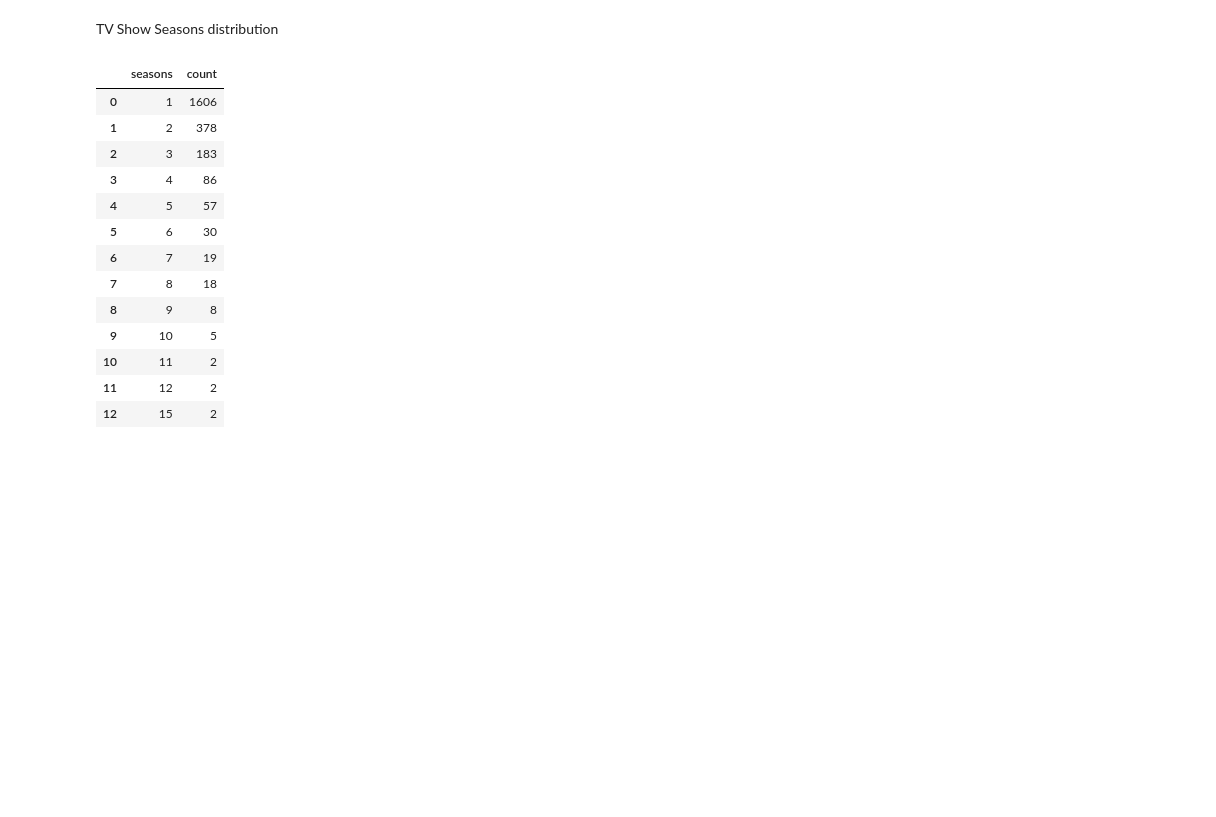
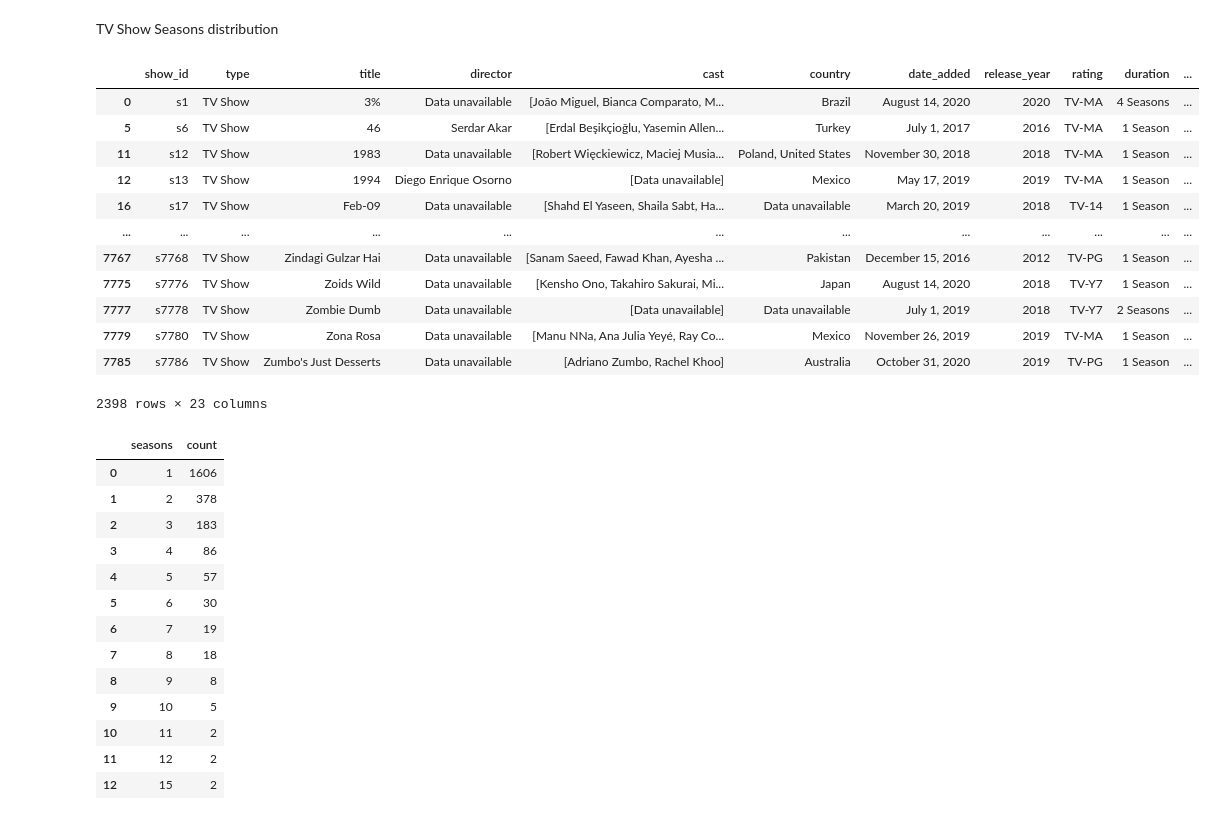
Before and after one commit to V-dit/Netflix-movies-and-tv-shows, a Jupyter notebook: NETFLIX_MOVIES_AND_TV_SHOWS_CLUSTERING.ipynb, the cells around one changed output. Saved outputs shown, nothing was run; the diff lists cells and outputs as text; code cells hidden in the pictures; blank space fills up the shorter version.

```diff
--- a/NETFLIX_MOVIES_AND_TV_SHOWS_CLUSTERING.ipynb
+++ b/NETFLIX_MOVIES_AND_TV_SHOWS_CLUSTERING.ipynb
@@ -585,6 +585,22 @@ Above histogram plot, we can see that the duration for Netflix movies closely re
 Most content are about 70 to 120 min duration for movies.
 # %% [markdown]
 TV Show Seasons distribution
+# %%
+df.loc[df['type'] =='TV Show']
+# %% [output]
+|  | show_id | type | title | director | cast | country | date_added | release_year | rating | duration | ... |
+| 0 | s1 | TV Show | 3% | Data unavailable | [João Miguel, Bianca Comparato, M... | Brazil | August 14, 2020 | 2020 | TV-MA | 4 Seasons | ... |
+| 5 | s6 | TV Show | 46 | Serdar Akar | [Erdal Beşikçioğlu, Yasemin Allen... | Turkey | July 1, 2017 | 2016 | TV-MA | 1 Season | ... |
+| 11 | s12 | TV Show | 1983 | Data unavailable | [Robert Więckiewicz, Maciej Musia... | Poland, United States | November 30, 2018 | 2018 | TV-MA | 1 Season | ... |
+| 12 | s13 | TV Show | 1994 | Diego Enrique Osorno | [Data unavailable] | Mexico | May 17, 2019 | 2019 | TV-MA | 1 Season | ... |
+| 16 | s17 | TV Show | Feb-09 | Data unavailable | [Shahd El Yaseen, Shaila Sabt, Ha... | Data unavailable | March 20, 2019 | 2018 | TV-14 | 1 Season | ... |
+| ... | ... | ... | ... | ... | ... | ... | ... | ... | ... | ... | ... |
+| 7767 | s7768 | TV Show | Zindagi Gulzar Hai | Data unavailable | [Sanam Saeed, Fawad Khan, Ayesha ... | Pakistan | December 15, 2016 | 2012 | TV-PG | 1 Season | ... |
+| 7775 | s7776 | TV Show | Zoids Wild | Data unavailable | [Kensho Ono, Takahiro Sakurai, Mi... | Japan | August 14, 2020 | 2018 | TV-Y7 | 1 Season | ... |
+| 7777 | s7778 | TV Show | Zombie Dumb | Data unavailable | [Data unavailable] | Data unavailable | July 1, 2019 | 2018 | TV-Y7 | 2 Seasons | ... |
+| 7779 | s7780 | TV Show | Zona Rosa | Data unavailable | [Manu NNa, Ana Julia Yeyé, Ray Co... | Mexico | November 26, 2019 | 2019 | TV-MA | 1 Season | ... |
+| 7785 | s7786 | TV Show | Zumbo's Just Desserts | Data unavailable | [Adriano Zumbo, Rachel Khoo] | Australia | October 31, 2020 | 2019 | TV-PG | 1 Season | ... |
+2398 rows × 23 columns
 # %%
 tvshow_seasons = df.loc[df['type'] == 'TV Show',['type','duration']]                #filter tvshow and their seasons
 tvshow_seasons['duration'] = tvshow_seasons['duration'].apply(lambda x : int(x.split()[0]))
```
Also changed, not shown: parts of 2 cells of this notebook.
